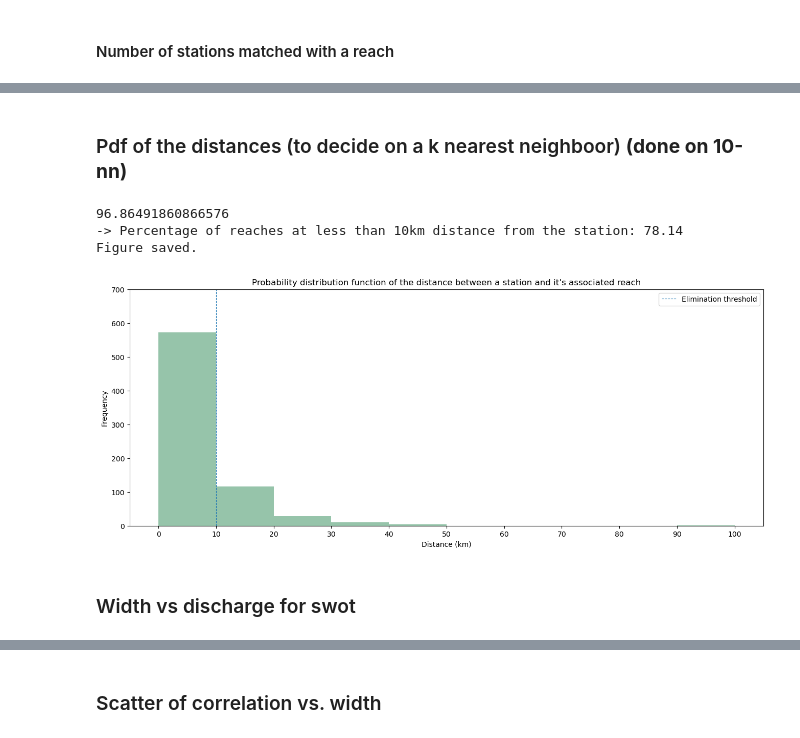
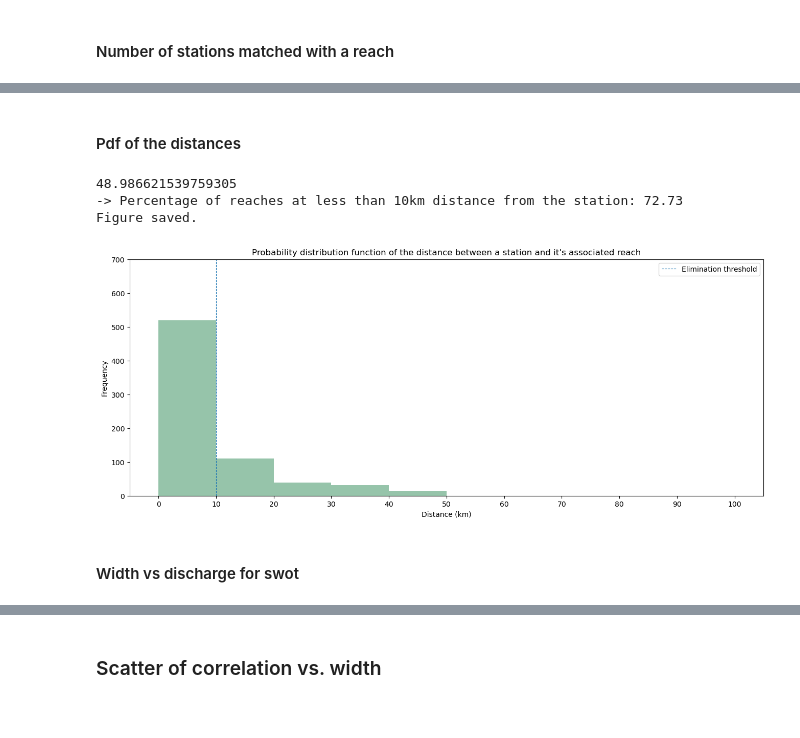
Before and after one commit to evecastonguay/Stage2026, a Jupyter notebook: discharge_diagnostics.ipynb, the cells around one changed output, grey strips where cells are left out. Saved outputs shown, nothing was run; the diff lists cells and outputs as text; code cells hidden in the pictures.

```diff
--- a/discharge_diagnostics.ipynb
+++ b/discharge_diagnostics.ipynb
@@ -31,7 +33,7 @@ import random
 # %% [markdown]
 #### Discharge DataSet
 # %%
-dset_version = 'v8_1'
+dset_version = 'v7'
 dir_dset = '/obs/ecastonguay/scripts/global_dset_' + dset_version + '.nc'
 dset_global = xr.open_dataset(dir_dset, engine="netcdf4") # discharge dataset
 # %% [markdown]
@@ -888,52 +961,43 @@ plt.show()
 # %% [markdown]
-### Pdf of the distances (to decide on a k nearest neighboor) **(done on 10-nn)**
+#### Pdf of the distances
 # %%
-## Pdf of the number of stations per distance interval
-# Distance between GRDC and SWT coordinates - method 2
-dist_nn = np.full(len(y_ol_s),np.nan, dtype=np.float64)
-for k in range (len(y_ol_s)):
-    coords_s = (y_ol_s[k], x_ol_s[k])
-    coords_g = (y_ol_g[k], x_ol_g[k])
-    dist_nn[k] = geopy.distance.geodesic(coords_s, coords_g).km
-print(np.nanmax(dist_nn))
-
 # Percentage of reaches at 10km or less from the station (ignore nans)
-d_10km = len((dist_nn[dist_nn<=10]))
-n_total = len(dist_nn)
+d_10km = len((distance[distance<=10]))
+n_total = len(distance)
 ration_10km = d_10km/n_total*100
 print(f"-> Percentage of reaches at less than 10km distance from the station: {ration_10km:.2f}") # 48%
 
 # Clipping the very high values (including infinites) to a defined maximum
 max = 100
 min = 0
-clip_dist = np.clip(dist_nn,min,max)
+clip_dist = np.clip(distance,min,max)
 
 # Plot
 plt.figure(figsize=(16, 6))
 n_bins = 10
 step = (max-min)/n_bins
 my_bins = np.arange(min,max+1,step)
 plt.hist(clip_dist, bins=my_bins, color = 'seagreen', alpha=0.5)
 plt.axvline(x=10,label=f'Elimination threshold', color='tab:blue', linestyle='--', linewidth = 0.8)
 plt.title(f"Probability distribution function of the distance between a station and it's associated reach")
 plt.ylim((0,700))
 plt.xticks(my_bins)
 plt.xlabel('Distance (km)')
 plt.ylabel('Frequency')
 plt.legend()
 
 # Save
 fig_name = f'pdf_dist_10nn.png' # SELECT file name
 plt.savefig(save_path_caler+f'{fig_name}', dpi=400, bbox_inches='tight')
 print("Figure saved.")
 plt.show()
 # %% [output]
-96.86491860866576
--> Percentage of reaches at less than 10km distance from the station: 78.14
+48.986621539759305
+-> Percentage of reaches at less than 10km distance from the station: 72.73
 Figure saved.
-[figure, old version]
+[figure, new version]
 # %% [markdown]
-### Width vs discharge for swot
+#### Width vs discharge for swot
 # %%
 # Discharge
 q_s = q_ol_s.mean(dim="time")
```
Also changed, not shown: parts of 56 cells of this notebook, 1 other file.
